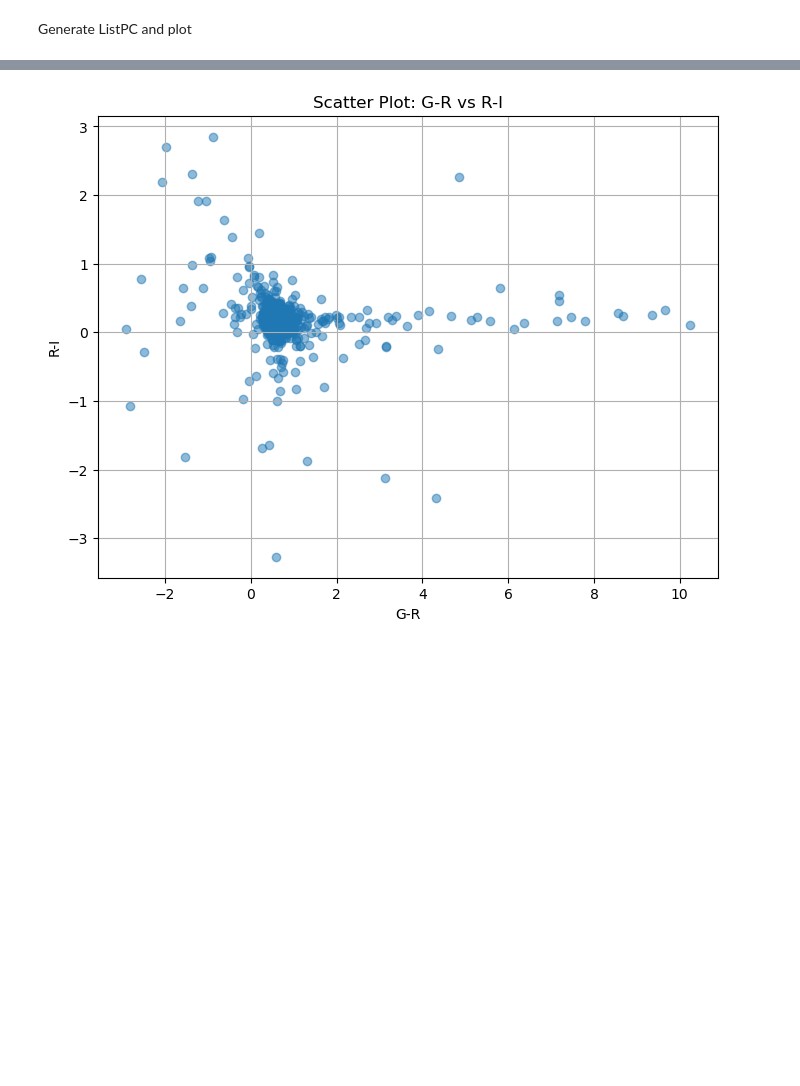
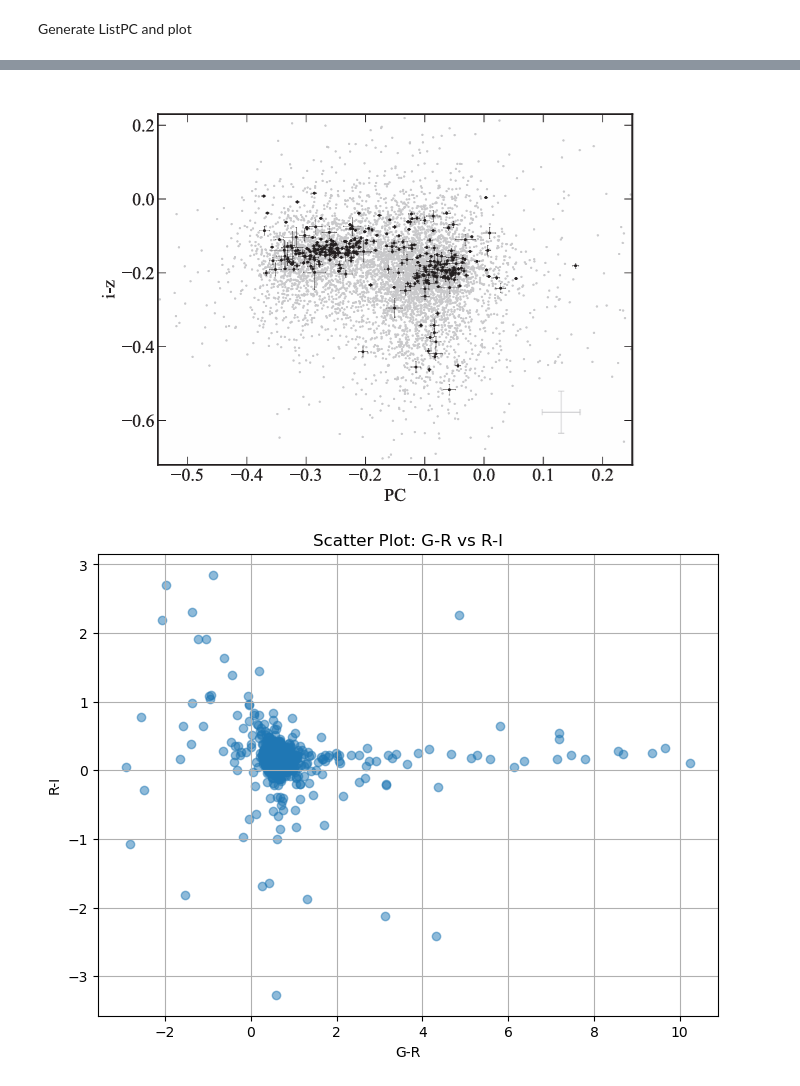
Before and after one commit to dragoljubperisic/MLexp, a Jupyter notebook: master/MasterVER009.ipynb, the cells around one changed output, grey strips where cells are left out. Drawn from its saved outputs; the diff is of its cells as text; code cells hidden in the pictures; blank space fills up the shorter version.

```diff
--- a/master/MasterVER009.ipynb
+++ b/master/MasterVER009.ipynb
@@ -246 +254,7 @@ Generate ListPC and plot
+# %%
+from IPython.display import Image
+
+Image(filename="origslika02PCIZ.png")
+# %% [output]
+[figure, added]
 # %%
```
Also changed, not shown: parts of 3 cells of this notebook, 2 other files.
